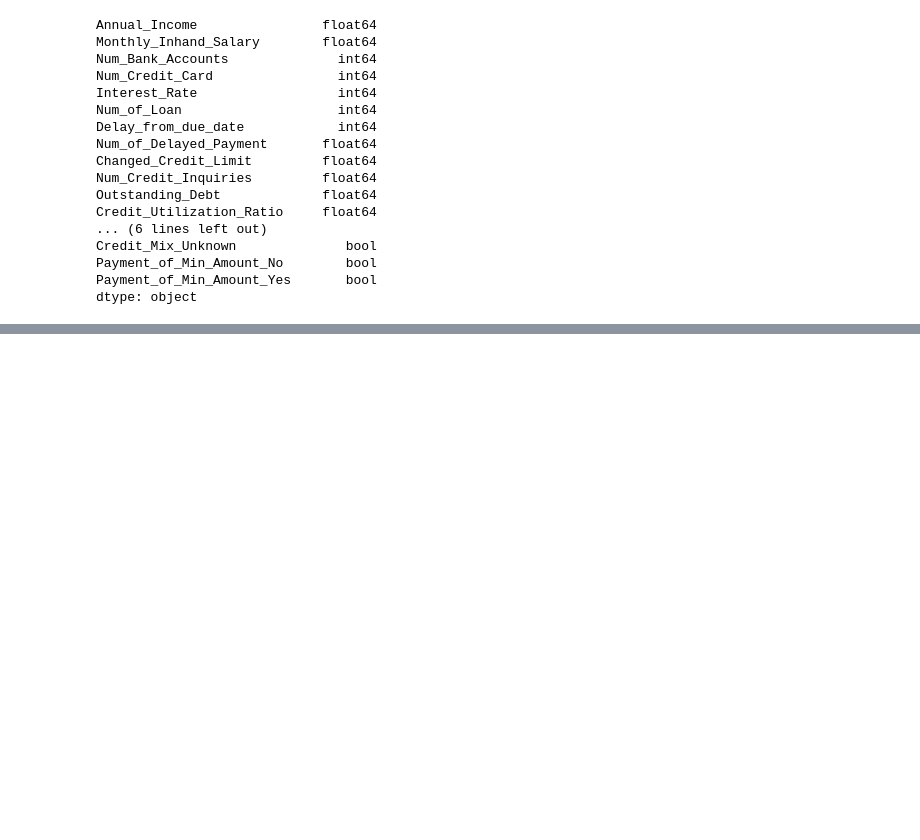
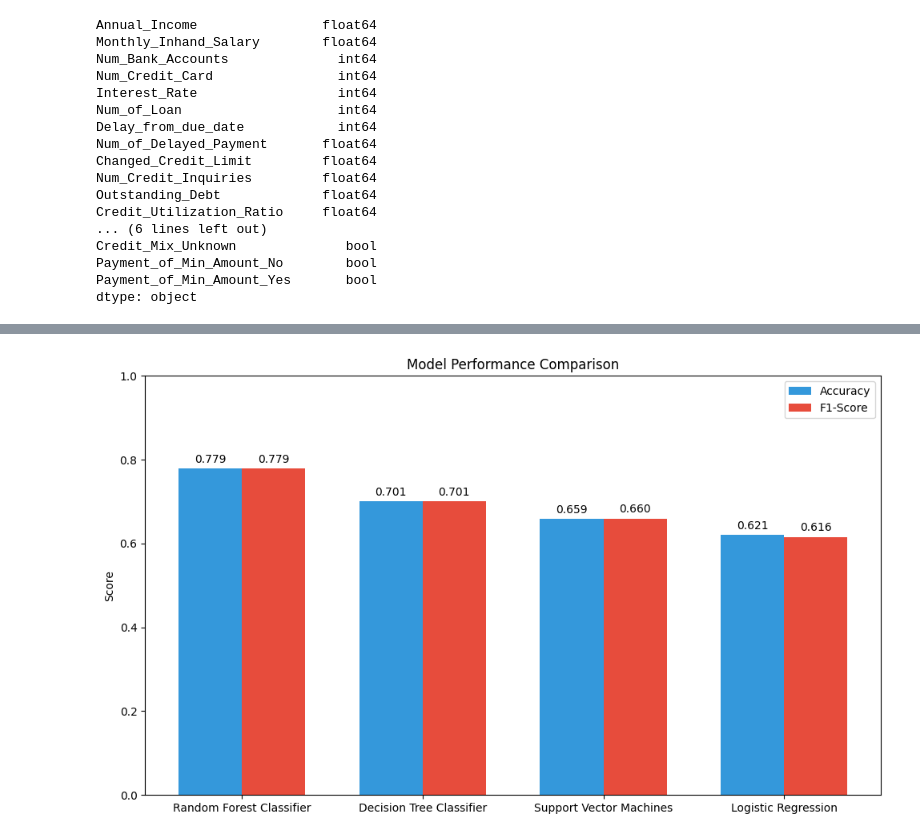
Before and after one commit to michael-gubler190/credit-classification, a Jupyter notebook: main.ipynb, the cells around one changed output, grey strips where cells are left out. Cells and saved outputs as stored; diff of their text form; code cells hidden in the pictures; blank space fills up the shorter version.

Commit message:
Scaled data. trained and compared logistic, DT, Random Forest, and SVM models

```diff
--- a/main.ipynb
+++ b/main.ipynb
@@ -198,0 +212,17 @@ LogisticRegression(max_iter=1000)
+# %%
+from sklearn.linear_model import LogisticRegression
+from sklearn.tree import DecisionTreeClassifier
+from sklearn.ensemble import RandomForestClassifier
+from sklearn.svm import SVC
+
+logistic_model = LogisticRegression(max_iter=1000, random_state=42)
+logistic_model.fit(X_train_scaled, y_train)
+
+decision_tree_model = DecisionTreeClassifier(random_state=42)
+decision_tree_model.fit(X_train_scaled, y_train)
+
+forest_model = RandomForestClassifier(random_state=42)
+forest_model.fit(X_train_scaled, y_train)
+
+SVM_model = SVC(random_state=42)
+SVM_model.fit(X_train_scaled, y_train)
@@ -198,0 +252,62 @@ LogisticRegression(max_iter=1000)
+# %%
+import matplotlib.pyplot as plt
+import numpy as np
+
+scores = [
+    {
+        "Model": "Logistic Regression",
+        "Accuracy": accuracy_logistic,
+        "F1-Score": f1_score_logistic
+    },
+    {
+        "Model": "Decision Tree Classifier",
+        "Accuracy": accuracy_DT,
+        "F1-Score": f1_score_DT
+    },
+    {
+        "Model": "Random Forest Classifier",
+        "Accuracy": accuracy_forest,
+        "F1-Score": f1_score_forest
+    },
+    {
+        "Model": "Support Vector Machines",
+        "Accuracy": accuracy_SVM,
+        "F1-Score": f1_score_SVM
+    }
+]
+
+scores_df = pd.DataFrame(scores)
+scores_df = scores_df.sort_values(by="Accuracy", ascending=False)
+
+x = np.arange(len(scores_df['Model']))
+width = 0.35
+
+fig, ax = plt.subplots(figsize=(10, 6))
+rects1 = ax.bar(x - width/2, scores_df['Accuracy'], width, label='Accuracy', color='#3498db')
+rects2 = ax.bar(x + width/2, scores_df['F1-Score'], width, label='F1-Score', color='#e74c3c')
+
+# Add labels and formatting
+ax.set_ylabel('Score')
+ax.set_title('Model Performance Comparison')
+ax.set_xticks(x)
+ax.set_xticklabels(scores_df['Model'])
+ax.set_ylim(0, 1.0) # Set limit to 100% for perspective
+ax.legend()
+
+# Function to add value labels on top of bars
+def autolabel(rects):
+    for rect in rects:
+        height = rect.get_height()
+        ax.annotate(f'{height:.3f}',
+                    xy=(rect.get_x() + rect.get_width() / 2, height),
+                    xytext=(0, 3),
+                    textcoords="offset points",
+                    ha='center', va='bottom')
+
+autolabel(rects1)
+autolabel(rects2)
+
+plt.tight_layout()
+plt.savefig('model_comparison.png')
+# %% [output]
+[figure, added]
```
Also changed, not shown: parts of 6 cells of this notebook, 1 other file.
